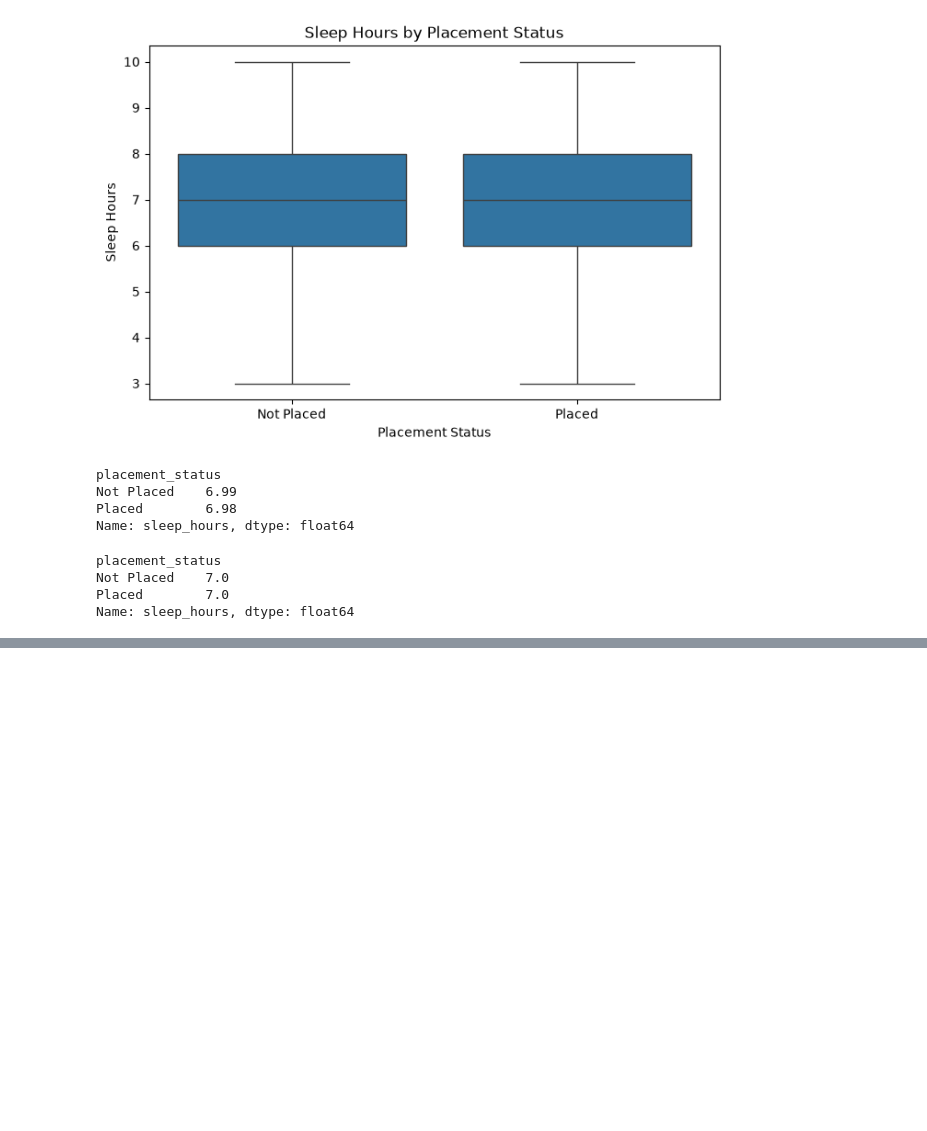
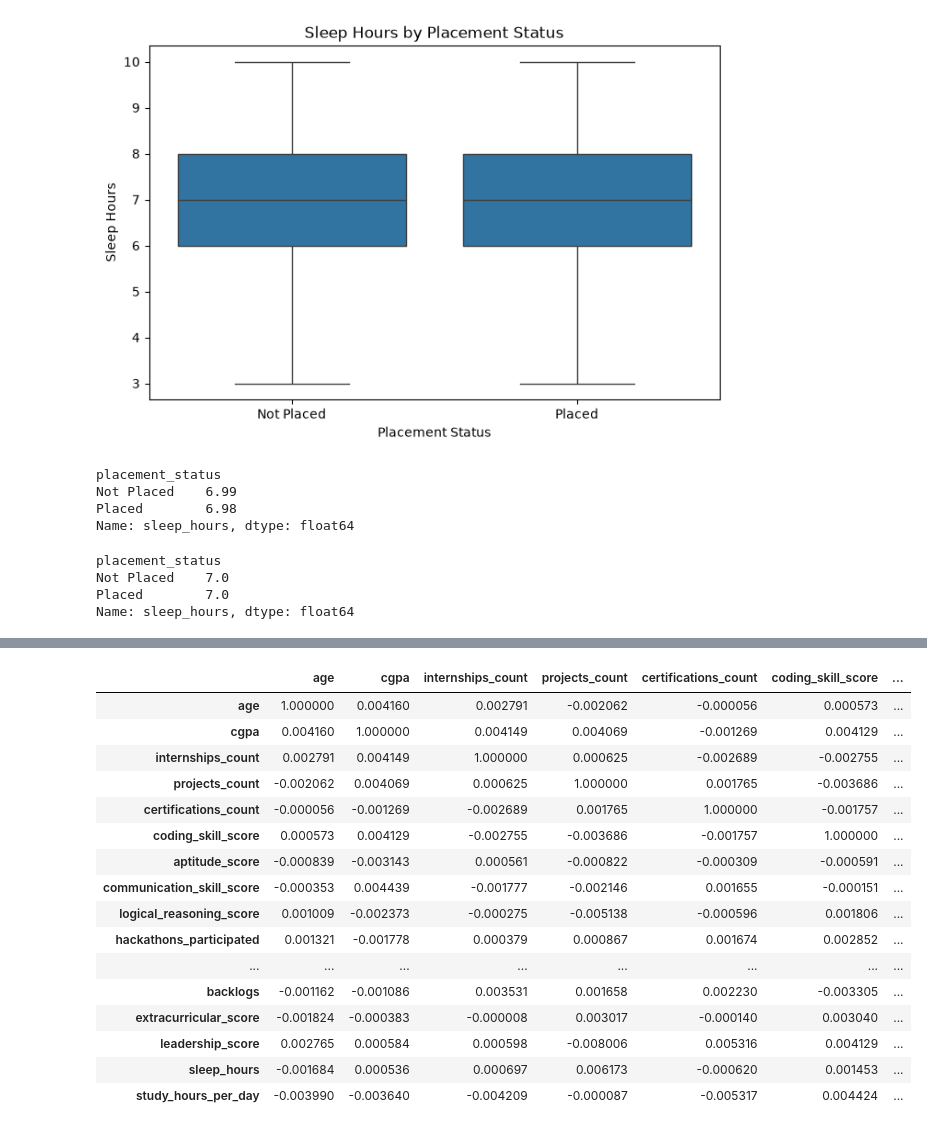
Before and after one commit to Sankethmundas/student_placement_prediction, a Jupyter notebook: notebooks/01_data_understanding.ipynb, the cells around one changed output, grey strips where cells are left out. Saved outputs shown, nothing was run; the diff lists cells and outputs as text; code cells hidden in the pictures; blank space fills up the shorter version.

```diff
--- a/notebooks/01_data_understanding.ipynb
+++ b/notebooks/01_data_understanding.ipynb
@@ -1157,0 +1194,26 @@ Name: sleep_hours, dtype: float64
+# %%
+# Select numerical columns
+numeric_cols = df_clean.select_dtypes(include="number").columns
+
+# Calculate correlation matrix
+corr_matrix = df_clean[numeric_cols].corr()
+
+corr_matrix
+# %% [output]
+|  | age | cgpa | internships_count | projects_count | certifications_count | coding_skill_score | ... |
+| age | 1.000000 | 0.004160 | 0.002791 | -0.002062 | -0.000056 | 0.000573 | ... |
+| cgpa | 0.004160 | 1.000000 | 0.004149 | 0.004069 | -0.001269 | 0.004129 | ... |
+| internships_count | 0.002791 | 0.004149 | 1.000000 | 0.000625 | -0.002689 | -0.002755 | ... |
+| projects_count | -0.002062 | 0.004069 | 0.000625 | 1.000000 | 0.001765 | -0.003686 | ... |
+| certifications_count | -0.000056 | -0.001269 | -0.002689 | 0.001765 | 1.000000 | -0.001757 | ... |
+| coding_skill_score | 0.000573 | 0.004129 | -0.002755 | -0.003686 | -0.001757 | 1.000000 | ... |
+| aptitude_score | -0.000839 | -0.003143 | 0.000561 | -0.000822 | -0.000309 | -0.000591 | ... |
+| communication_skill_score | -0.000353 | 0.004439 | -0.001777 | -0.002146 | 0.001655 | -0.000151 | ... |
+| logical_reasoning_score | 0.001009 | -0.002373 | -0.000275 | -0.005138 | -0.000596 | 0.001806 | ... |
+| hackathons_participated | 0.001321 | -0.001778 | 0.000379 | 0.000867 | 0.001674 | 0.002852 | ... |
+| ... | ... | ... | ... | ... | ... | ... | ... |
+| backlogs | -0.001162 | -0.001086 | 0.003531 | 0.001658 | 0.002230 | -0.003305 | ... |
+| extracurricular_score | -0.001824 | -0.000383 | -0.000008 | 0.003017 | -0.000140 | 0.003040 | ... |
+| leadership_score | 0.002765 | 0.000584 | 0.000598 | -0.008006 | 0.005316 | 0.004129 | ... |
+| sleep_hours | -0.001684 | 0.000536 | 0.000697 | 0.006173 | -0.000620 | 0.001453 | ... |
+| study_hours_per_day | -0.003990 | -0.003640 | -0.004209 | -0.000087 | -0.005317 | 0.004424 | ... |
```
Also changed, not shown: parts of 9 cells of this notebook.
